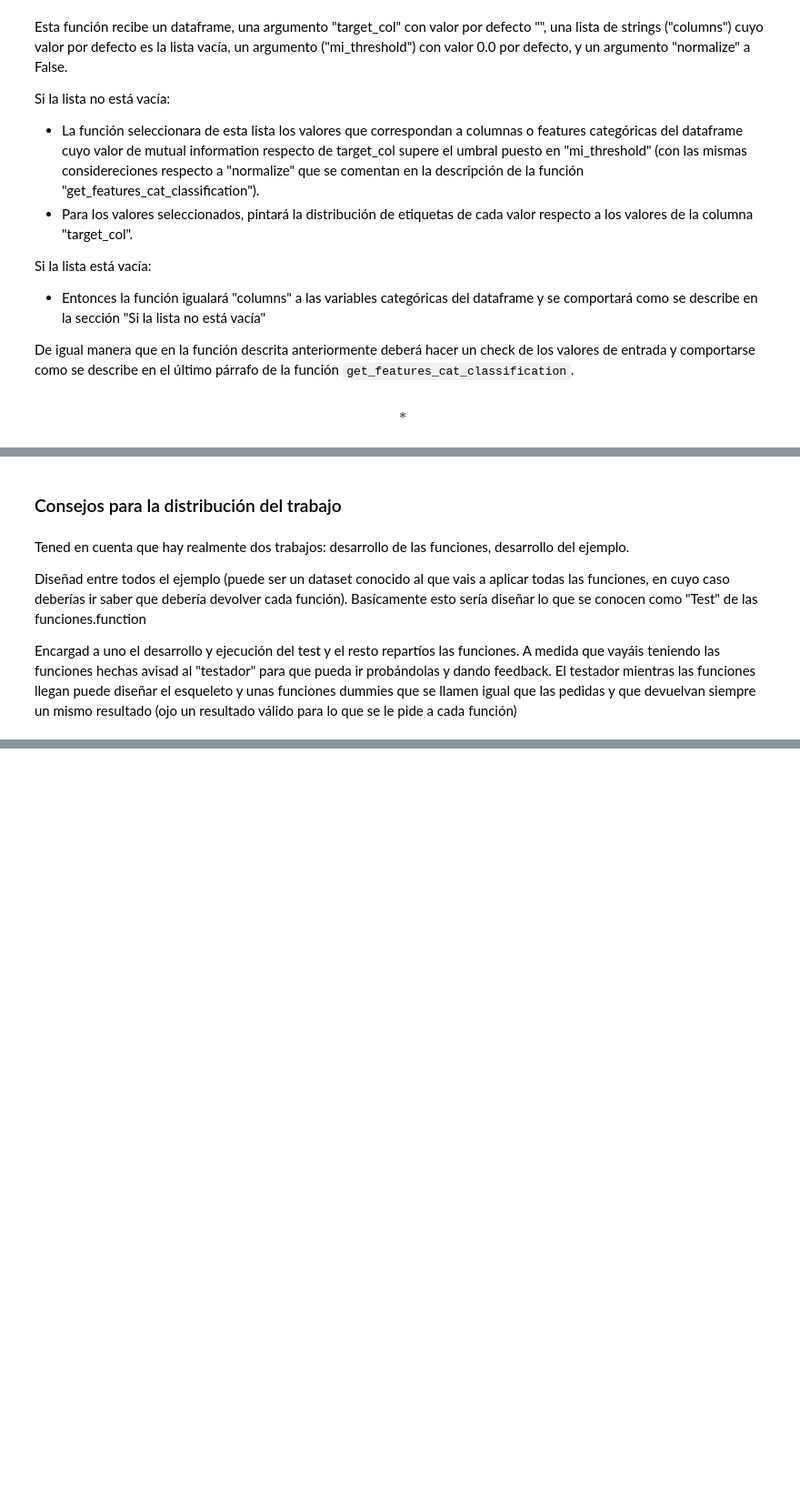
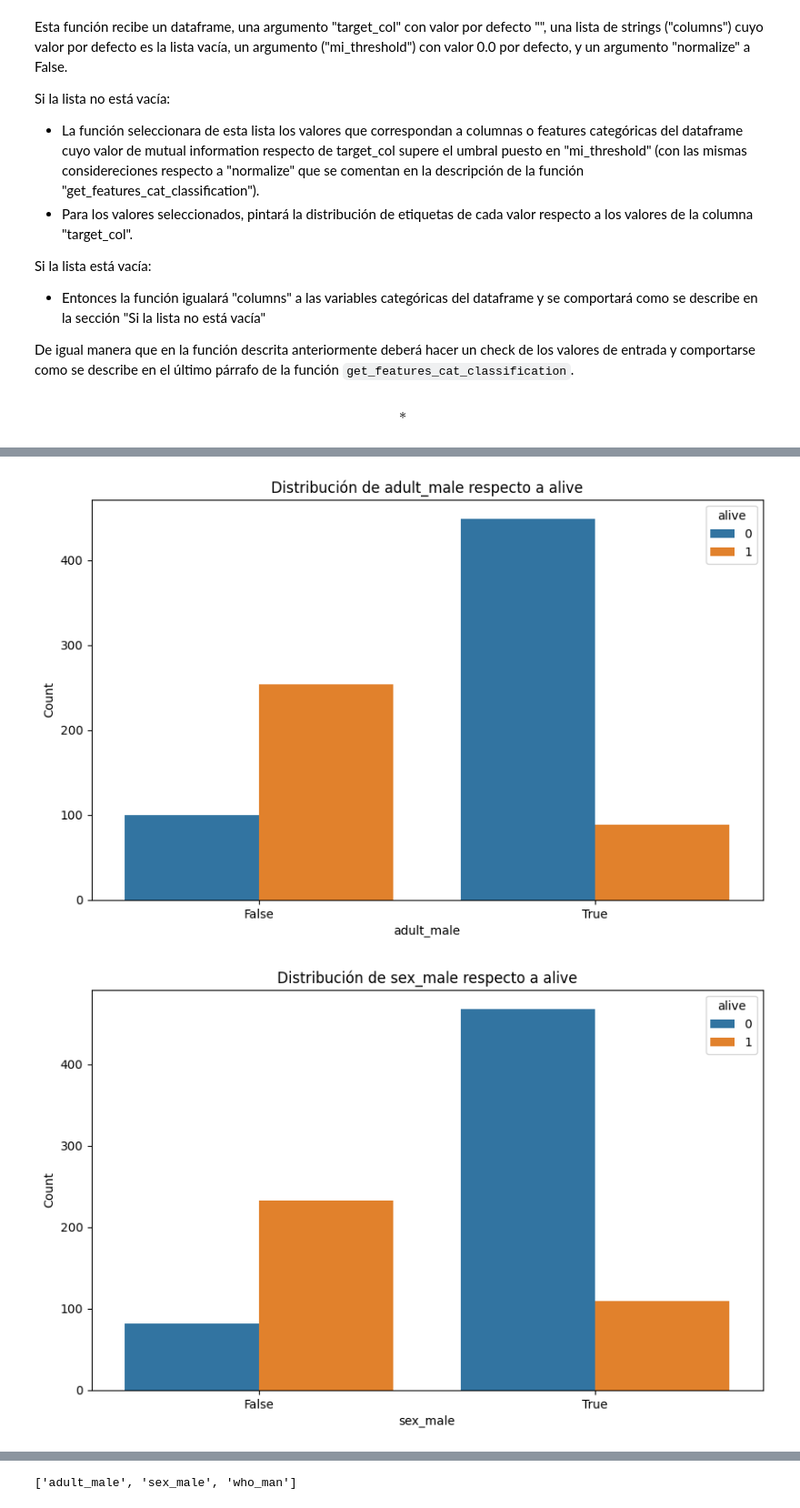
Before and after one commit to marosor/ML_Toolbox, a Jupyter notebook: Toolbox_ML_II_prueba/funciones_fran.ipynb, the cells around one changed output, grey strips where cells are left out. Shown: that part at 91% size. Saved outputs shown, nothing was run; the diff lists cells and outputs as text; code cells hidden in the pictures; blank space fills up the shorter version.

```diff
--- a/Toolbox_ML_II_prueba/funciones_fran.ipynb
+++ b/Toolbox_ML_II_prueba/funciones_fran.ipynb
@@ -261,8 +214,8 @@ def plot_features_cat_classification(df, target_col="", columns=[], mi_threshold
         print(f"La columna '{target_col}' no está en el DataFrame.")
         return None
 
-    # Verificar que mi_threshold es un float
-    if not isinstance(mi_threshold, float):
+    # Verificar que mi_threshold es un float o int
+    if not isinstance(mi_threshold, (float, int)):
         print("El argumento 'mi_threshold' debe ser un valor de tipo float.")
         return None
 
@@ -274,7 +227,7 @@ def plot_features_cat_classification(df, target_col="", columns=[], mi_threshold
     # Si la lista está vacía, igualar columns a las variables categóricas del dataframe reusando tipifica_variables
     if not columns:
         resultado_tipifica = tipifica_variables(df, 5, 10)
-        columns = resultado_tipifica[resultado_tipifica["tipo_sugerido"] == "Categórica"]["nombre_variable"].tolist()
+        columns = resultado_tipifica[resultado_tipifica["tipo_sugerido"].isin(["Categórica", "Binaria"])]["nombre_variable"].tolist()
 
     #Por si no hay categóricas
     if not columns:
@@ -289,7 +242,7 @@ def plot_features_cat_classification(df, target_col="", columns=[], mi_threshold
     #Para no analizar target_col consigo misma
     columns = [col for col in columns if col != target_col]
 
-    # Calcular la información mutua
+    # Calcular la información mútua
     mi_values = mutual_info_classif(df[columns], df[target_col], discrete_features=True)
 
     # Normalizar los valores de información mutua si normalize es True
@@ -322,0 +288,8 @@ $$*$$
+# %%
+titanic = pd.read_csv("./data/titanic.csv")
+# %%
+# Transformar a binaria la columna "alive"
+titanic["alive"] = titanic["alive"].map({"yes" : 1, "no" : 0})
+
+# Transformar variables categóricas
+titanic = pd.get_dummies(titanic, columns = ["sex", "class", "who", "embark_town"], drop_first = True)
@@ -367,8 +370,5 @@ NOTA: Si hard_voting esta a [], la función sigue devolviendo el hard_voting per
-# %% [markdown]
-### Consejos para la distribución del trabajo
-# %% [markdown]
-Tened en cuenta que hay realmente dos trabajos: desarrollo de las funciones, desarrollo del ejemplo.
-
-Diseñad entre todos el ejemplo (puede ser un dataset conocido al que vais a aplicar todas las funciones, en cuyo caso deberías ir saber que debería devolver cada función). Basícamente esto sería diseñar lo que se conocen como "Test" de las funciones.function
-
-Encargad a uno el desarrollo y ejecución del test y el resto repartíos las funciones. A medida que vayáis teniendo las funciones hechas avisad al "testador" para que pueda ir probándolas y dando feedback. El testador mientras las funciones llegan puede diseñar el esqueleto y unas funciones dummies que se llamen igual que las pedidas y que devuelvan siempre un mismo resultado (ojo un resultado válido para lo que se le pide a cada función)
+# %%
+plot_features_cat_classification(titanic, 'alive', mi_threshold=0.15)
+# %% [output]
+[figure, added]
+[figure, added]
@@ -374,0 +376 @@ Encargad a uno el desarrollo y ejecución del test y el resto repartíos las fun
+['adult_male', 'sex_male', 'who_man']
```
Also changed, not shown: parts of 19 cells of this notebook, 2 other files.
